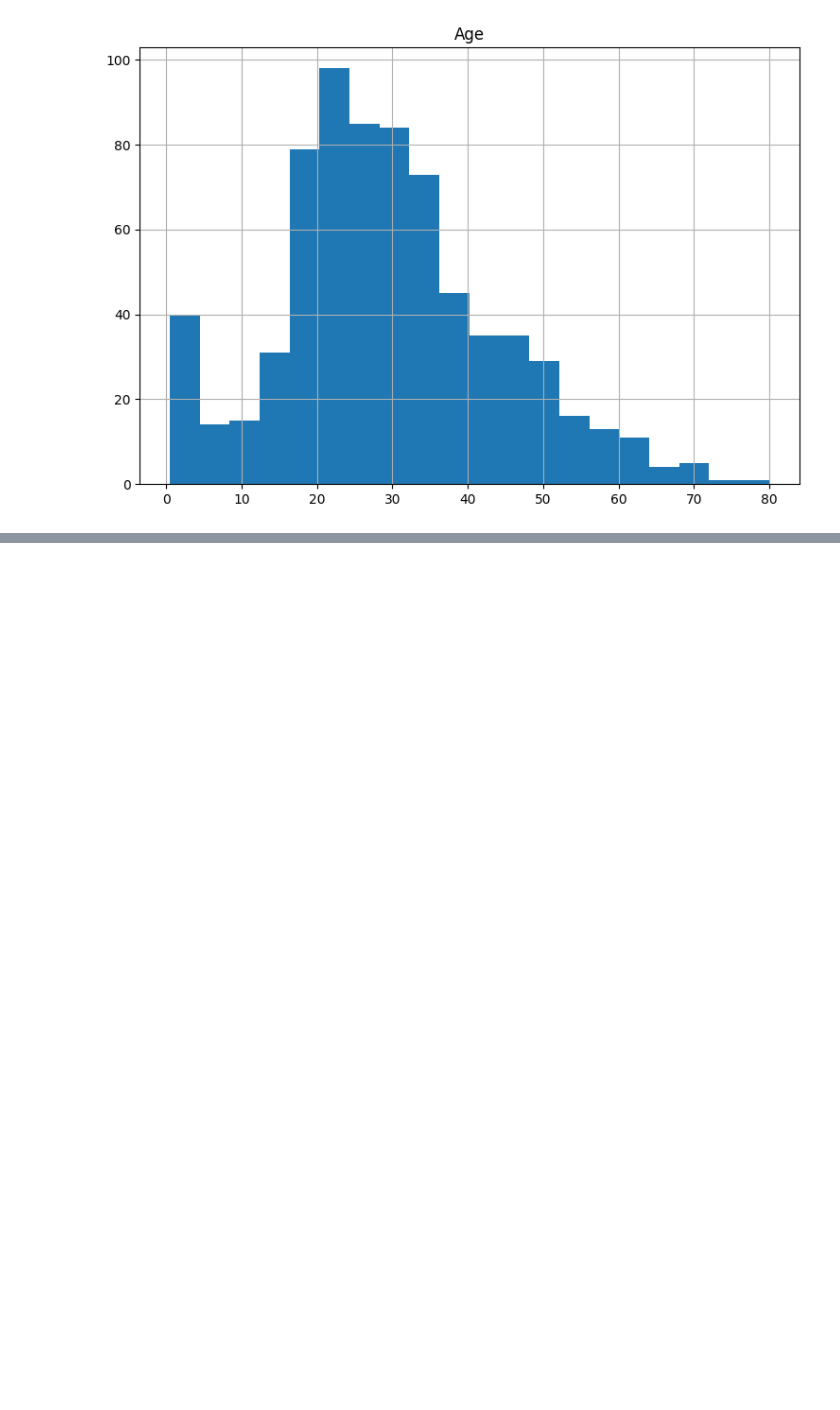
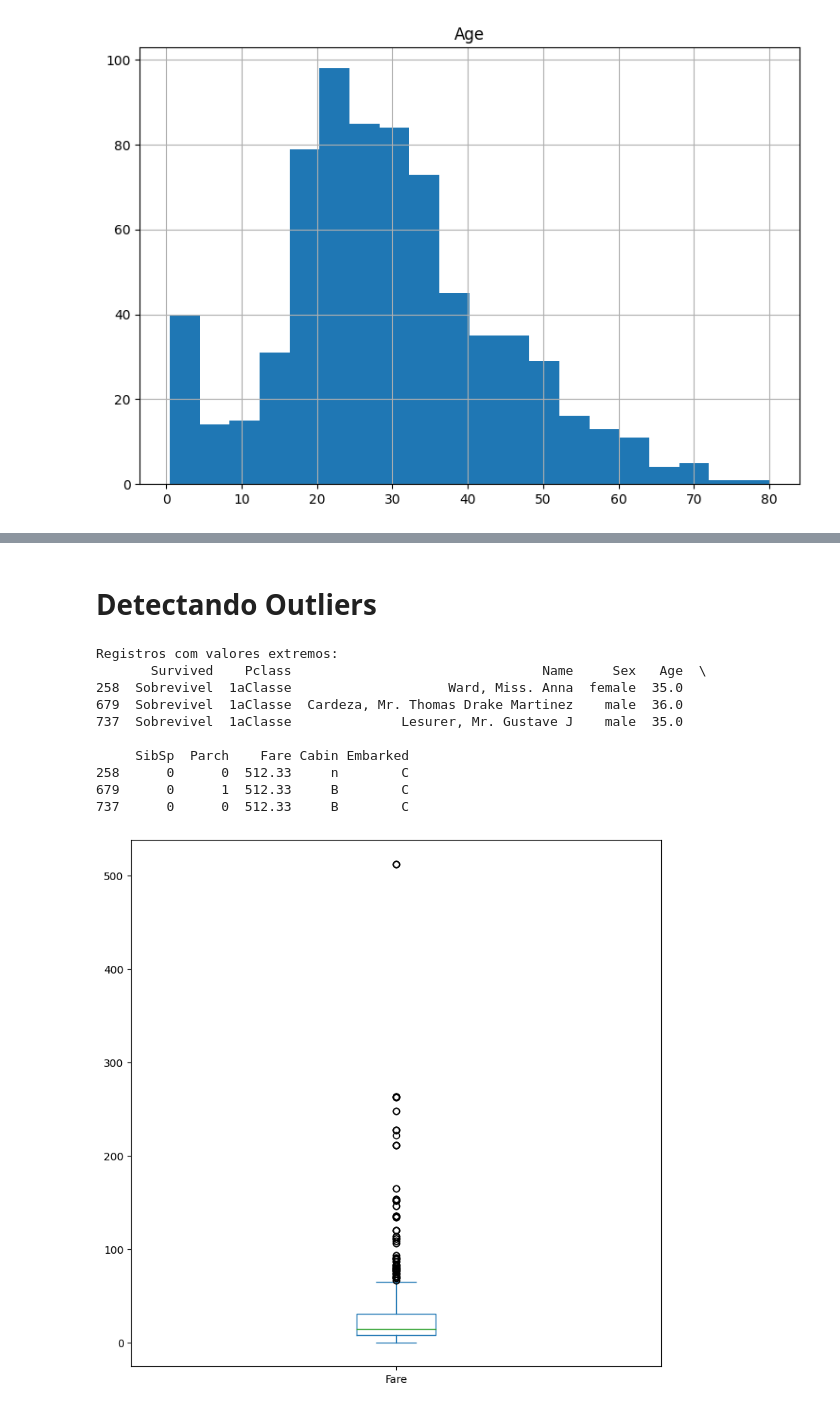
Before and after one commit to ihagoSantos/machine_learning, a Jupyter notebook: data_transformation.ipynb, the cells around one changed output, grey strips where cells are left out. Saved outputs shown, nothing was run; the diff lists cells and outputs as text; code cells hidden in the pictures; blank space fills up the shorter version.

```diff
--- a/data_transformation.ipynb
+++ b/data_transformation.ipynb
@@ -186,0 +220,18 @@ array([[<Axes: title={'center': 'Age'}>]], dtype=object)
+# %% [markdown]
+# Detectando Outliers
+# %%
+titanic_train['Fare'].plot(kind="box", figsize=(9,9))
+index = np.where(titanic_train['Fare'] == max(titanic_train['Fare']))
+print("Registros com valores extremos: ", titanic_train.loc[index], sep='\n')
+# %% [output]
+Registros com valores extremos:
+       Survived    Pclass                                Name     Sex   Age  \
+258  Sobrevivel  1aClasse                    Ward, Miss. Anna  female  35.0
+679  Sobrevivel  1aClasse  Cardeza, Mr. Thomas Drake Martinez    male  36.0
+737  Sobrevivel  1aClasse              Lesurer, Mr. Gustave J    male  35.0
+
+     SibSp  Parch    Fare Cabin Embarked
+258      0      0  512.33     n        C
+679      0      1  512.33     B        C
+737      0      0  512.33     B        C
+[figure, added]
```
Also changed, not shown: parts of 6 cells of this notebook.
